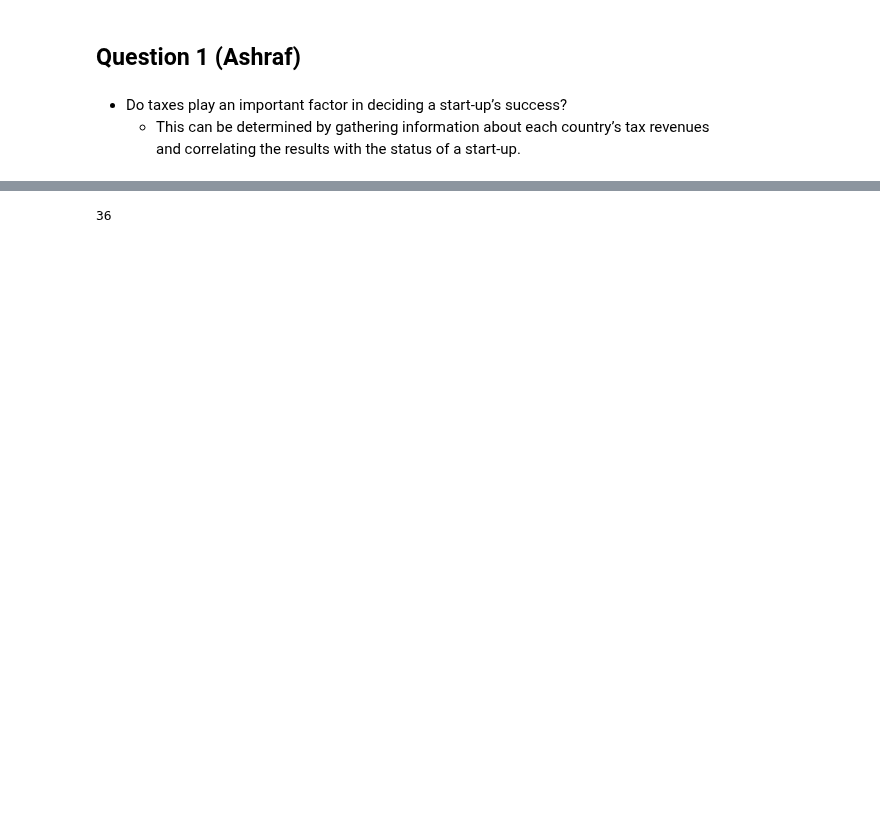
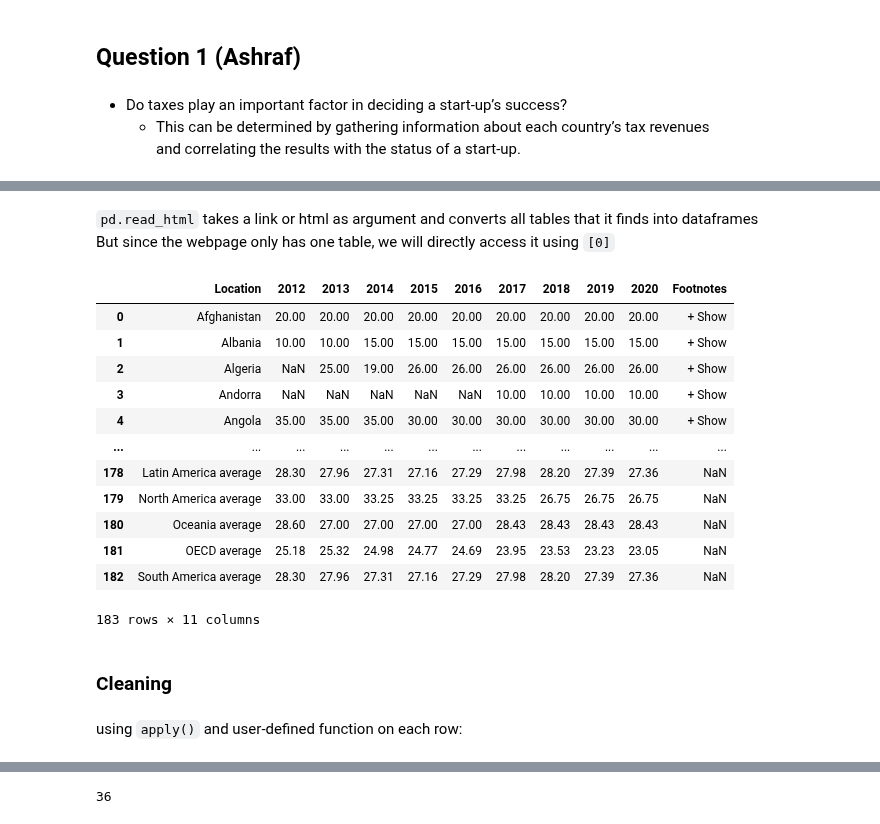
Before and after one commit to OdyAsh/StartupCompanies, a Jupyter notebook: Ashraf-Startup-Companies.ipynb, the cells around one changed output, grey strips where cells are left out. Cells and saved outputs as stored; diff of their text form; code cells hidden in the pictures; blank space fills up the shorter version.

Commit message:
Taxes Question: Completed (Except Visualization) + Added Farah And Aisha Jupyter Notebook

```diff
--- a/Ashraf-Startup-Companies.ipynb
+++ b/Ashraf-Startup-Companies.ipynb
@@ -85,0 +109,5 @@ def datasetsNulls(dfList, datasetNames, nullCol="nulls_", pad=""):
+# %%
+req = requests.get('https://home.kpmg/eg/en/home/services/tax/tax-tools-and-resources/tax-rates-online/corporate-tax-rates-table.html')
+soup = BeautifulSoup(req.text, 'html.parser')
+with open('kpmg.html', 'w', encoding="utf-8") as f:
+    f.write(str(soup))
@@ -85,0 +119,12 @@ def datasetsNulls(dfList, datasetNames, nullCol="nulls_", pad=""):
+# %%
+from selenium import webdriver
+import time
+import warnings
+warnings.filterwarnings('ignore') # to suppress warnings about internal code deprecations
+options=webdriver.ChromeOptions()
+options.add_argument('--incognito')
+options.add_argument('--headless')
+userAgent = 'Mozilla/5.0 (Windows NT 10.0; Win64; x64) AppleWebKit/537.36 (KHTML, like Gecko) Chrome/58.0.3029.110 Safari/537.3'
+options.add_argument(f'user-agent={userAgent}')
+driver=webdriver.Chrome(options=options)
+driver.get('https://home.kpmg/eg/en/home/services/tax/tax-tools-and-resources/tax-rates-online/corporate-tax-rates-table.html')
@@ -85,0 +202,23 @@ def datasetsNulls(dfList, datasetNames, nullCol="nulls_", pad=""):
+# %% [markdown]
+`pd.read_html` takes a link or html as argument and converts all tables that it finds into dataframes <br>
+But since the webpage only has one table, we will directly access it using `[0]`
+# %%
+taxesTable = pd.read_html(driver.page_source)
+dfTaxes = taxesTable[0]
+dfTaxes
+# %% [output]
+|  | Location | 2012 | 2013 | 2014 | 2015 | 2016 | 2017 | 2018 | 2019 | 2020 | Footnotes |
+| 0 | Afghanistan | 20.00 | 20.00 | 20.00 | 20.00 | 20.00 | 20.00 | 20.00 | 20.00 | 20.00 | + Show |
+| 1 | Albania | 10.00 | 10.00 | 15.00 | 15.00 | 15.00 | 15.00 | 15.00 | 15.00 | 15.00 | + Show |
+| 2 | Algeria | NaN | 25.00 | 19.00 | 26.00 | 26.00 | 26.00 | 26.00 | 26.00 | 26.00 | + Show |
+| 3 | Andorra | NaN | NaN | NaN | NaN | NaN | 10.00 | 10.00 | 10.00 | 10.00 | + Show |
+| 4 | Angola | 35.00 | 35.00 | 35.00 | 30.00 | 30.00 | 30.00 | 30.00 | 30.00 | 30.00 | + Show |
+| ... | ... | ... | ... | ... | ... | ... | ... | ... | ... | ... | ... |
+| 178 | Latin America average | 28.30 | 27.96 | 27.31 | 27.16 | 27.29 | 27.98 | 28.20 | 27.39 | 27.36 | NaN |
+| 179 | North America average | 33.00 | 33.00 | 33.25 | 33.25 | 33.25 | 33.25 | 26.75 | 26.75 | 26.75 | NaN |
+| 180 | Oceania average | 28.60 | 27.00 | 27.00 | 27.00 | 27.00 | 28.43 | 28.43 | 28.43 | 28.43 | NaN |
+| 181 | OECD average | 25.18 | 25.32 | 24.98 | 24.77 | 24.69 | 23.95 | 23.53 | 23.23 | 23.05 | NaN |
+| 182 | South America average | 28.30 | 27.96 | 27.31 | 27.16 | 27.29 | 27.98 | 28.20 | 27.39 | 27.36 | NaN |
+183 rows × 11 columns
+# %% [markdown]
+### Cleaning
@@ -85,0 +228,2 @@ def datasetsNulls(dfList, datasetNames, nullCol="nulls_", pad=""):
+# %% [markdown]
+using `apply()` and user-defined function on each row:
```
Also changed, not shown: parts of 52 cells of this notebook, 21 other files.
